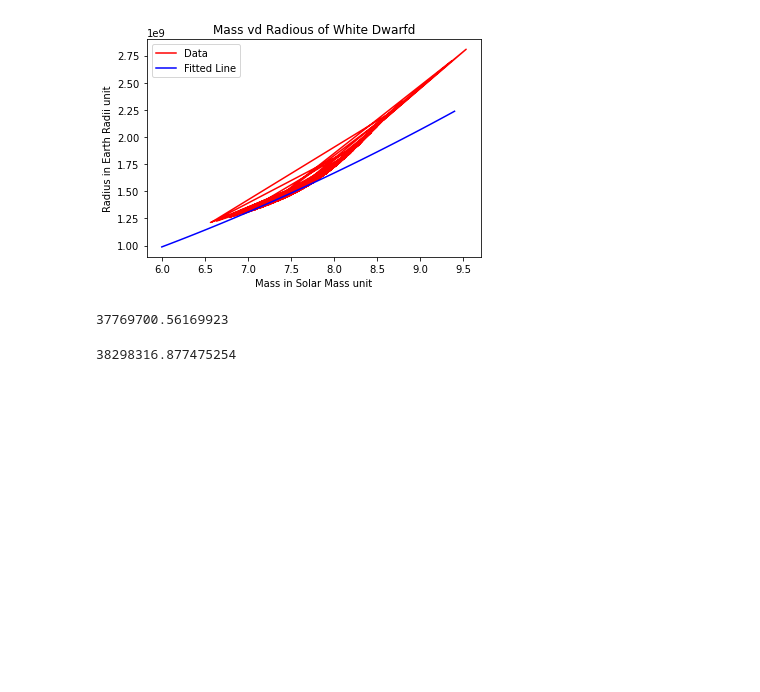
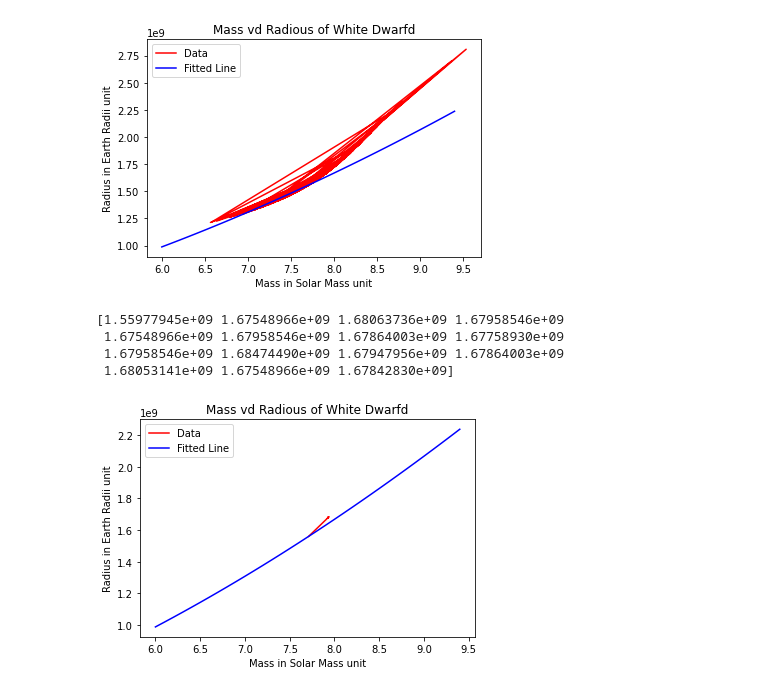
Before and after one commit to nmahalli20/Computation-Final-Project, a Jupyter notebook: final_project_01b.ipynb, the cells around one changed output. Cells and saved outputs as stored; diff of their text form; code cells hidden in the pictures; blank space fills up the shorter version.

```diff
--- a/final_project_01b.ipynb
+++ b/final_project_01b.ipynb
@@ -64,13 +64,36 @@ plt.legend()
 plt.show()
 # %% [output]
 [figure]
+# %%
+def find_data(a, b):
+    delta = a*1e-2
+    a = a + delta
+    check = 0
+    i = b
+    a = Guess_y
+    while check <1:
+        tried_y = (R_list[i]/(M_list[i])**x)
+        start_y = tried_y - 0.1*delta
+        end_y = tried_y + 0.1*delta
+        if start_y <= a <= end_y:
+            check = 1
+        else:
+            i += 1
+    return i
 # %%
 Guess_y = y
-print(y)
+size = 15
+tried_R_list = np.zeros(size)
+tried_M_list = np.zeros(size)
+k = 0
+for i in range(size):
+    j = find_data(Guess_y, k)
+    tried_R_list[i] = R_list[j]
+    tried_M_list[i] = M_list[j]
+    Guess_y = tried_y
+    k = j + 1
 # %% [output]
-37769700.56169923
+[1.55977945e+09 1.67548966e+09 1.68063736e+09 1.67958546e+09
+ 1.67548966e+09 1.67958546e+09 1.67864003e+09 1.67758930e+09
+ 1.67958546e+09 1.68474490e+09 1.67947956e+09 1.67864003e+09
+ 1.68053141e+09 1.67548966e+09 1.67842830e+09]
-# %%
-i = 50
-print(R_list[i]/(M_list[i])**x)
-# %% [output]
-38298316.877475254
@@ -91,0 +104,13 @@ def find_data(a, b):
+# %%
+#Plotting fitted line
+sample_x_list = np.arange(6.0, 9.5, 0.1)
+sample_y_list = y*sample_x_list**x
+plt.plot(tried_M_list, tried_R_list, color = 'r', label = 'Data')
+plt.plot(sample_x_list, sample_y_list, color = 'b', label = 'Fitted Line')
+plt.xlabel('Mass in Solar Mass unit')
+plt.ylabel('Radius in Earth Radii unit')
+plt.title('Mass vd Radious of White Dwarfd')
+plt.legend()
+plt.show()
+# %% [output]
+[figure, added]
```
Also changed, not shown: parts of 2 cells of this notebook.
